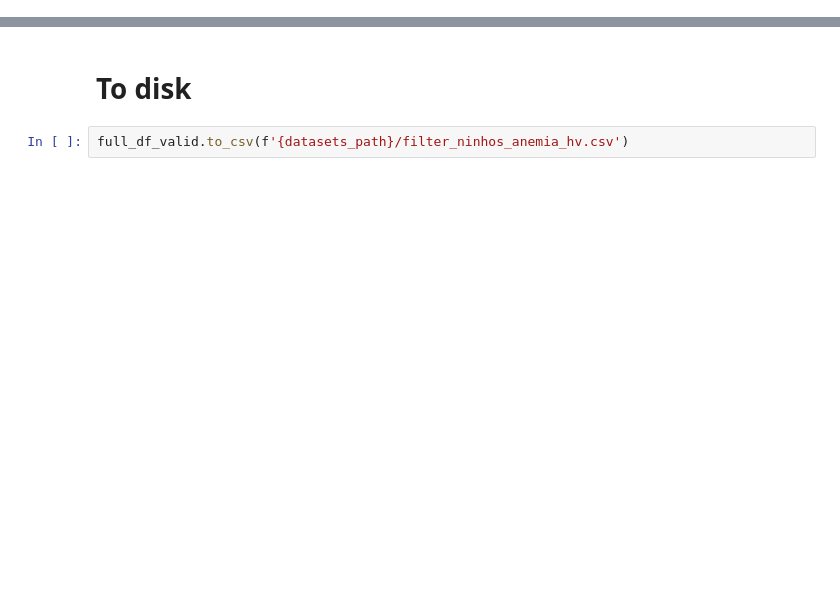
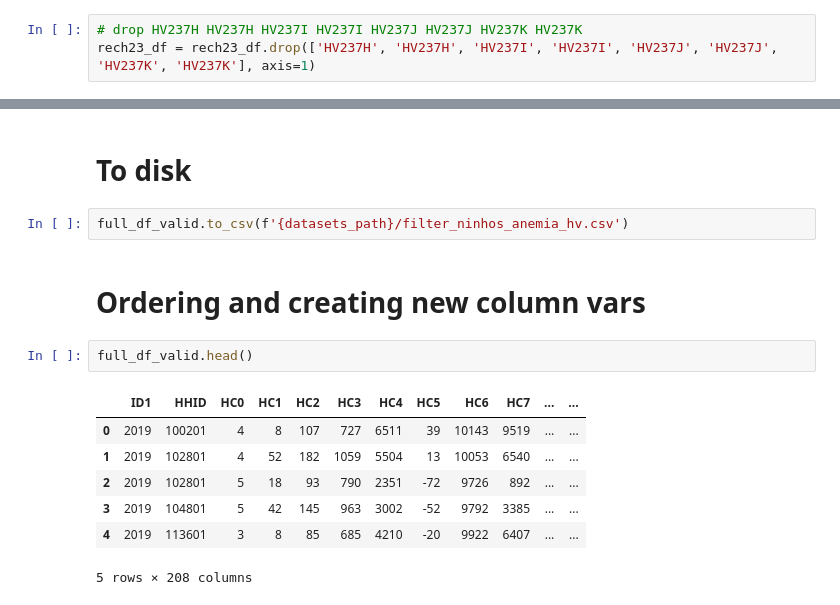
Before and after one commit to ChallengeCare/endes-analisis, a Jupyter notebook: nb/mrg_hv_ninhos_anemia.ipynb, the cells around one changed output, grey strips where cells are left out. Cells and saved outputs as stored; diff of their text form; blank space fills up the shorter version.

Commit message:
Full files with details

```diff
--- a/nb/mrg_hv_ninhos_anemia.ipynb
+++ b/nb/mrg_hv_ninhos_anemia.ipynb
@@ -61,6 +65,9 @@ rech23_df.describe().T
 | HV270 | 37474.0 | 2.311603e+00 | 1.444204e+00 | 0.0 | 1.0 | 2.0 | 3.000000e+00 | 5.0 |
 | HV271 | 37474.0 | -2.600149e+00 | 5.204939e+02 | -100758.0 | -1.0 | 0.0 | 1.000000e+00 | 2.0 |
 131 rows × 8 columns
+# %%
+# drop HV237H HV237H HV237I HV237I HV237J HV237J HV237K HV237K
+rech23_df = rech23_df.drop(['HV237H', 'HV237H', 'HV237I', 'HV237I', 'HV237J', 'HV237J', 'HV237K', 'HV237K'], axis=1)
 # %%
 rech6_df.describe().T
 # %% [output]
@@ -283,3 +295,15 @@ full_df_valid.shape
 # To disk
 # %%
 full_df_valid.to_csv(f'{datasets_path}/filter_ninhos_anemia_hv.csv')
+# %% [markdown]
+# Ordering and creating new column vars
+# %%
+full_df_valid.head()
+# %% [output]
+|  | ID1 | HHID | HC0 | HC1 | HC2 | HC3 | HC4 | HC5 | HC6 | HC7 | ... | ... |
+| 0 | 2019 | 100201 | 4 | 8 | 107 | 727 | 6511 | 39 | 10143 | 9519 | ... | ... |
+| 1 | 2019 | 102801 | 4 | 52 | 182 | 1059 | 5504 | 13 | 10053 | 6540 | ... | ... |
+| 2 | 2019 | 102801 | 5 | 18 | 93 | 790 | 2351 | -72 | 9726 | 892 | ... | ... |
+| 3 | 2019 | 104801 | 5 | 42 | 145 | 963 | 3002 | -52 | 9792 | 3385 | ... | ... |
+| 4 | 2019 | 113601 | 3 | 8 | 85 | 685 | 4210 | -20 | 9922 | 6407 | ... | ... |
+5 rows × 208 columns
```
Also changed, not shown: parts of 65 cells of this notebook, 18 other files.
